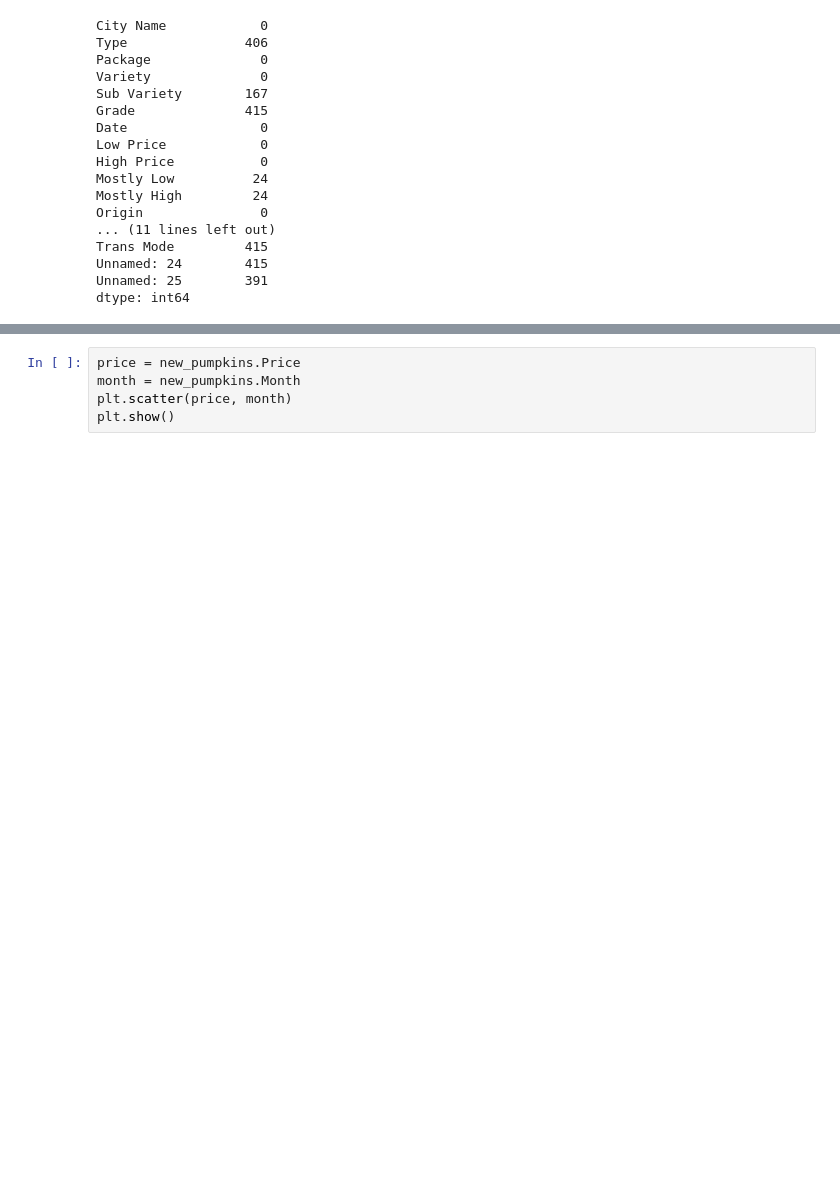
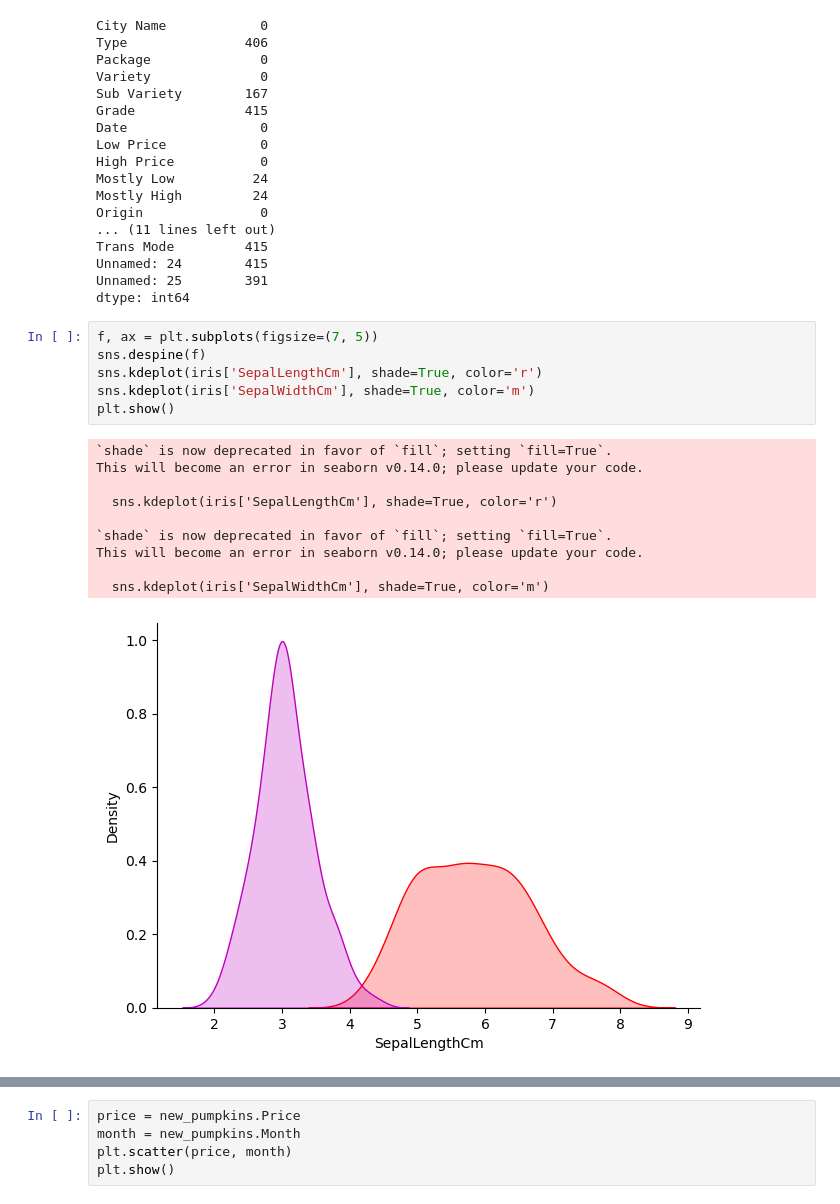
Before and after one commit to FredrikDellby/ML-For-Beginners, a Jupyter notebook: 2-Regression/2-Data/solution/notebook.ipynb, the cells around one changed output, grey strips where cells are left out. Cells and saved outputs as stored; diff of their text form; blank space fills up the shorter version.

```diff
--- a/2-Regression/2-Data/solution/notebook.ipynb
+++ b/2-Regression/2-Data/solution/notebook.ipynb
@@ -35,6 +34,23 @@ Trans Mode         415
 Unnamed: 24        415
 Unnamed: 25        391
 dtype: int64
+# %%
+f, ax = plt.subplots(figsize=(7, 5))
+sns.despine(f)
+sns.kdeplot(iris['SepalLengthCm'], shade=True, color='r')
+sns.kdeplot(iris['SepalWidthCm'], shade=True, color='m')
+plt.show()
+# %% [output]
+`shade` is now deprecated in favor of `fill`; setting `fill=True`.
+This will become an error in seaborn v0.14.0; please update your code.
+
+  sns.kdeplot(iris['SepalLengthCm'], shade=True, color='r')
+
+`shade` is now deprecated in favor of `fill`; setting `fill=True`.
+This will become an error in seaborn v0.14.0; please update your code.
+
+  sns.kdeplot(iris['SepalWidthCm'], shade=True, color='m')
+[figure, added]
 # %%
 
 # A set of new columns for a new dataframe. Filter out nonmatching columns
```
Also changed, not shown: parts of 2 cells of this notebook.
